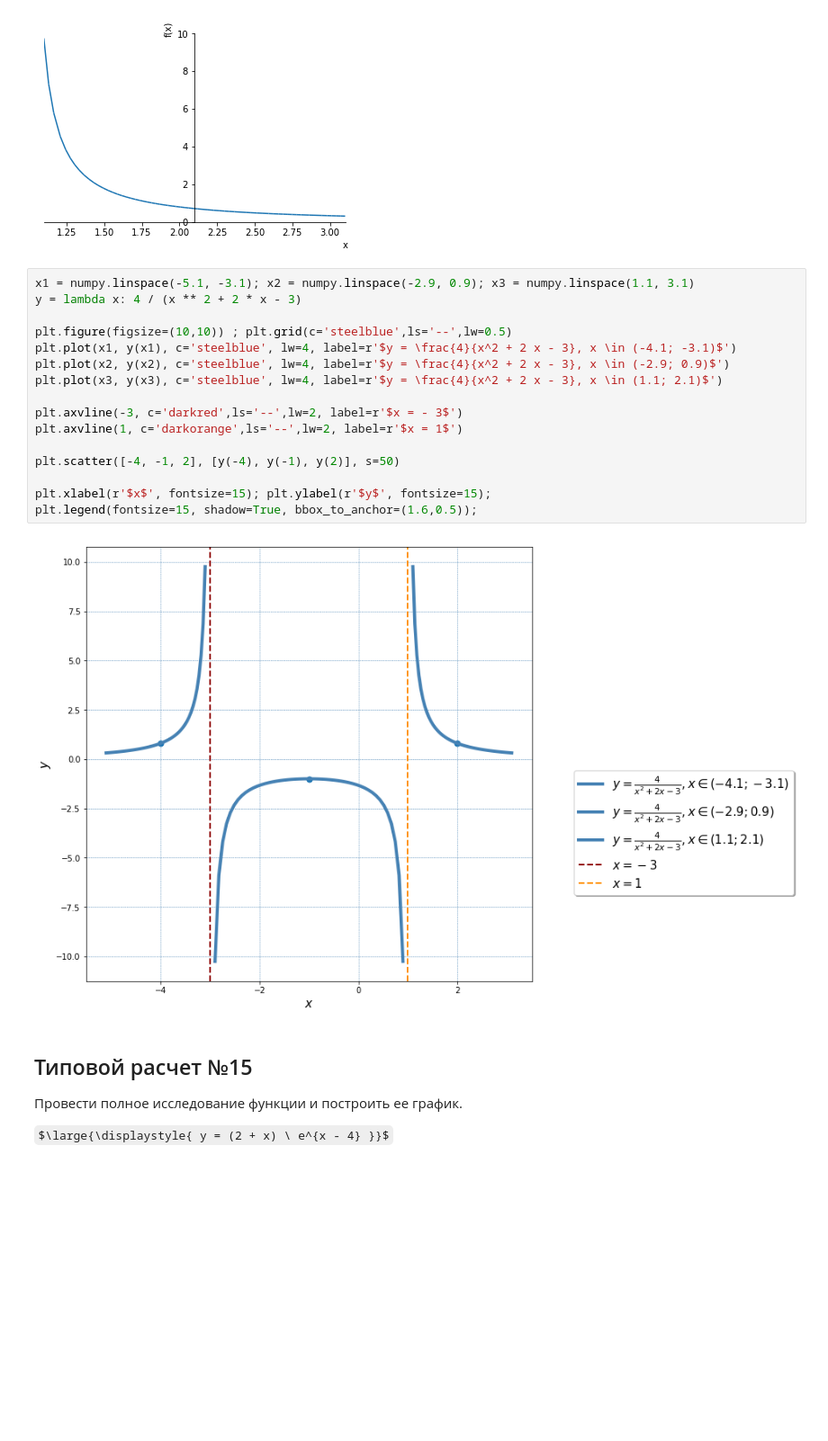
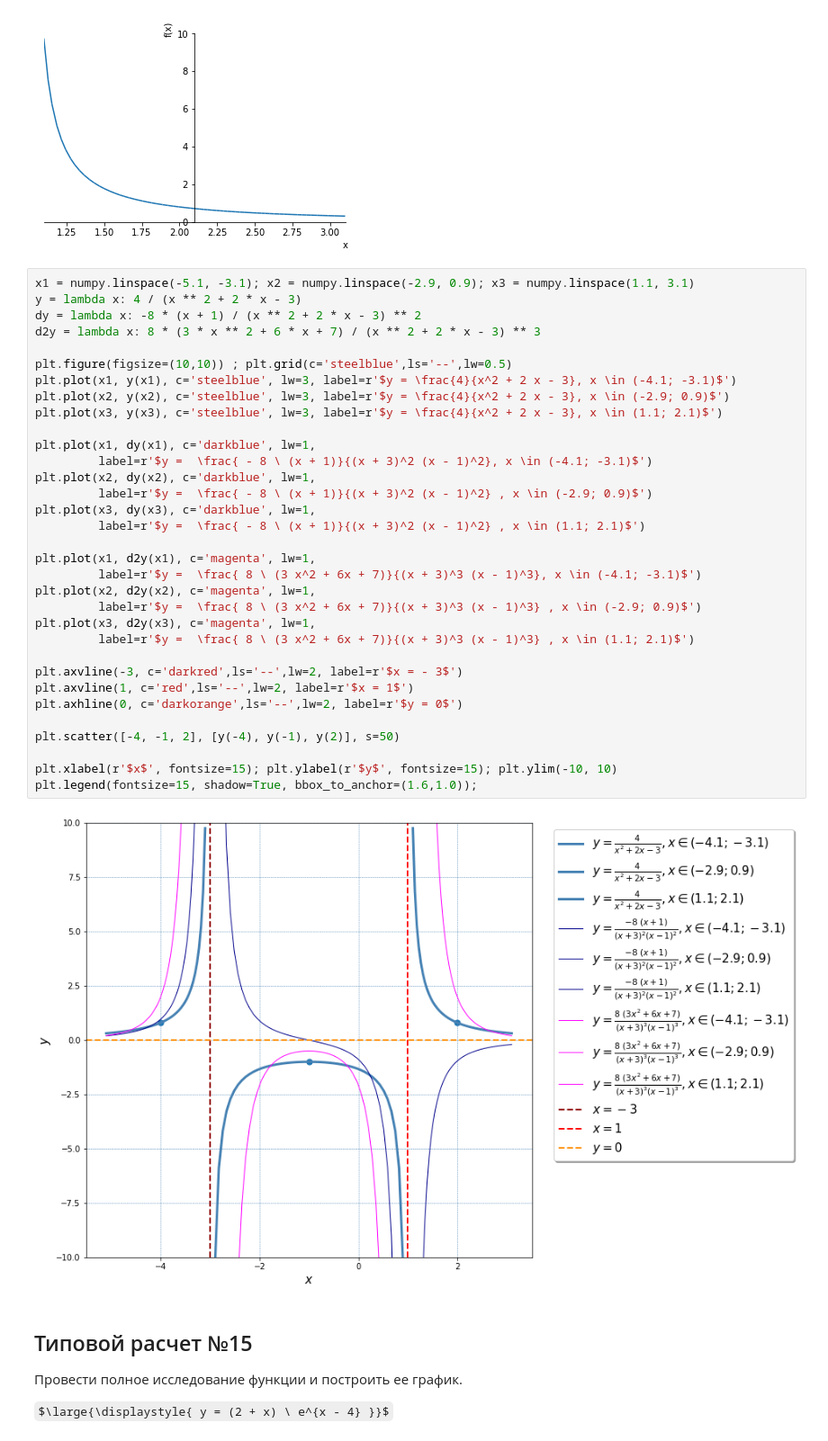
Before and after one commit to OlgaBelitskaya/math_20182019, a Jupyter notebook: mathanalysis_standardcalc209-215.ipynb, the cells around one changed output. Shown at 90% size. Cells and saved outputs as stored; diff of their text form; some formulas as TeX source; blank space fills up the shorter version.

```diff
--- a/mathanalysis_standardcalc209-215.ipynb
+++ b/mathanalysis_standardcalc209-215.ipynb
@@ -448,21 +566,38 @@ plot(y, (x, -5.1, -3.1)); plot(y, (x, -2.9, 0.9)); plot(y, (x, 1.1, 3.1));
 # %%
 x1 = numpy.linspace(-5.1, -3.1); x2 = numpy.linspace(-2.9, 0.9); x3 = numpy.linspace(1.1, 3.1)
 y = lambda x: 4 / (x ** 2 + 2 * x - 3)
+dy = lambda x: -8 * (x + 1) / (x ** 2 + 2 * x - 3) ** 2
+d2y = lambda x: 8 * (3 * x ** 2 + 6 * x + 7) / (x ** 2 + 2 * x - 3) ** 3
 
 plt.figure(figsize=(10,10)) ; plt.grid(c='steelblue',ls='--',lw=0.5)
-plt.plot(x1, y(x1), c='steelblue', lw=4, label=r'$y = \frac{4}{x^2 + 2 x - 3}, x \in (-4.1; -3.1)$')
-plt.plot(x2, y(x2), c='steelblue', lw=4, label=r'$y = \frac{4}{x^2 + 2 x - 3}, x \in (-2.9; 0.9)$')
-plt.plot(x3, y(x3), c='steelblue', lw=4, label=r'$y = \frac{4}{x^2 + 2 x - 3}, x \in (1.1; 2.1)$')
+plt.plot(x1, y(x1), c='steelblue', lw=3, label=r'$y = \frac{4}{x^2 + 2 x - 3}, x \in (-4.1; -3.1)$')
+plt.plot(x2, y(x2), c='steelblue', lw=3, label=r'$y = \frac{4}{x^2 + 2 x - 3}, x \in (-2.9; 0.9)$')
+plt.plot(x3, y(x3), c='steelblue', lw=3, label=r'$y = \frac{4}{x^2 + 2 x - 3}, x \in (1.1; 2.1)$')
+
+plt.plot(x1, dy(x1), c='darkblue', lw=1,
+         label=r'$y =  \frac{ - 8 \ (x + 1)}{(x + 3)^2 (x - 1)^2}, x \in (-4.1; -3.1)$')
+plt.plot(x2, dy(x2), c='darkblue', lw=1,
+         label=r'$y =  \frac{ - 8 \ (x + 1)}{(x + 3)^2 (x - 1)^2} , x \in (-2.9; 0.9)$')
+plt.plot(x3, dy(x3), c='darkblue', lw=1,
+         label=r'$y =  \frac{ - 8 \ (x + 1)}{(x + 3)^2 (x - 1)^2} , x \in (1.1; 2.1)$')
+
+plt.plot(x1, d2y(x1), c='magenta', lw=1,
+         label=r'$y =  \frac{ 8 \ (3 x^2 + 6x + 7)}{(x + 3)^3 (x - 1)^3}, x \in (-4.1; -3.1)$')
+plt.plot(x2, d2y(x2), c='magenta', lw=1,
+         label=r'$y =  \frac{ 8 \ (3 x^2 + 6x + 7)}{(x + 3)^3 (x - 1)^3} , x \in (-2.9; 0.9)$')
+plt.plot(x3, d2y(x3), c='magenta', lw=1,
+         label=r'$y =  \frac{ 8 \ (3 x^2 + 6x + 7)}{(x + 3)^3 (x - 1)^3} , x \in (1.1; 2.1)$')
 
 plt.axvline(-3, c='darkred',ls='--',lw=2, label=r'$x = - 3$')
-plt.axvline(1, c='darkorange',ls='--',lw=2, label=r'$x = 1$')
+plt.axvline(1, c='red',ls='--',lw=2, label=r'$x = 1$')
+plt.axhline(0, c='darkorange',ls='--',lw=2, label=r'$y = 0$')
 
 plt.scatter([-4, -1, 2], [y(-4), y(-1), y(2)], s=50)
 
-plt.xlabel(r'$x$', fontsize=15); plt.ylabel(r'$y$', fontsize=15);
-plt.legend(fontsize=15, shadow=True, bbox_to_anchor=(1.6,0.5));
+plt.xlabel(r'$x$', fontsize=15); plt.ylabel(r'$y$', fontsize=15); plt.ylim(-10, 10)
+plt.legend(fontsize=15, shadow=True, bbox_to_anchor=(1.6,1.0));
 # %% [output]
-[figure, old version]
+[figure, new version]
 # %% [markdown]
 ## Типовой расчет №15
 
```
Also changed, not shown: parts of 18 cells of this notebook.
